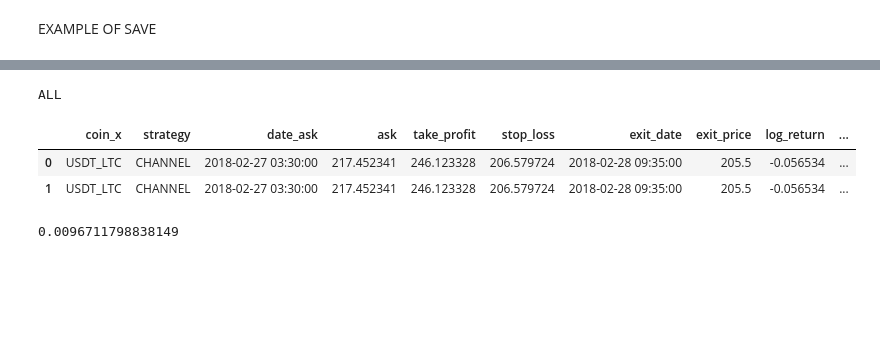
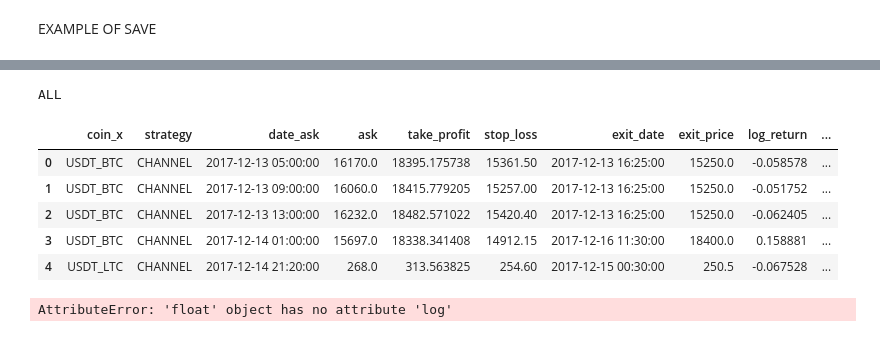
Before and after one commit to eduardocurado/crypto_bot, a Jupyter notebook: Crypto_trader_performance_analysis.ipynb, the cells around one changed output, grey strips where cells are left out. Saved outputs shown, nothing was run; the diff lists cells and outputs as text; code cells hidden in the pictures; blank space fills up the shorter version.

```diff
--- a/Crypto_trader_performance_analysis.ipynb
+++ b/Crypto_trader_performance_analysis.ipynb
@@ -380,51 +352,52 @@ def log_return(coin=None, date_init = '2017-01-01', date_end = '2018-12-31'):
     long_df = get_positions(coin, 'closed', date_end)
     mkt_trend_df = get_mkt_trend(coin, date_end, 1)
 #     mkt_trend_df = mkt_trend_df[['date', 'screen', 'dif_current', 'delta_dif']]
 
     merged = pd.merge(long_df, mkt_trend_df, how='inner', left_on=['date_ask'], right_on=['date'])
     merged['real_return'] = np.log((200 * (1 + merged['log_return']))/(200 + 200 * 0.0015 + 200 * (1 + merged['log_return']) * 0.0025))
 #     print(merged['real_return'].mean())
 #     print(merged['real_return'].max())
 #     print(merged['real_return'].min())
 #     print((merged['real_return'] * 100).sum())
     merged = merged.drop(['id_position',
                           'size_position',
                           'date_settlement',
                           'settlement',
                           'status',
                           'date',
                           'screen'], axis = 1)
     return merged
 
 date = '2018-01-01'
 date_end = '2018-03-01'
 coin = 'USDT_BTC'
 
 # print('DATE')
 log_return(None, date, date_end)
 print('ALL')
 df = log_return()
-df
+df.head()
 # %% [output]
 ALL
 |  | coin_x | strategy | date_ask | ask | take_profit | stop_loss | exit_date | exit_price | log_return | ... |
-| 0 | USDT_LTC | CHANNEL | 2018-02-27 03:30:00 | 217.452341 | 246.123328 | 206.579724 | 2018-02-28 09:35:00 | 205.5 | -0.056534 | ... |
-| 1 | USDT_LTC | CHANNEL | 2018-02-27 03:30:00 | 217.452341 | 246.123328 | 206.579724 | 2018-02-28 09:35:00 | 205.5 | -0.056534 | ... |
+| 0 | USDT_BTC | CHANNEL | 2017-12-13 05:00:00 | 16170.0 | 18395.175738 | 15361.50 | 2017-12-13 16:25:00 | 15250.0 | -0.058578 | ... |
+| 1 | USDT_BTC | CHANNEL | 2017-12-13 09:00:00 | 16060.0 | 18415.779205 | 15257.00 | 2017-12-13 16:25:00 | 15250.0 | -0.051752 | ... |
+| 2 | USDT_BTC | CHANNEL | 2017-12-13 13:00:00 | 16232.0 | 18482.571022 | 15420.40 | 2017-12-13 16:25:00 | 15250.0 | -0.062405 | ... |
+| 3 | USDT_BTC | CHANNEL | 2017-12-14 01:00:00 | 15697.0 | 18338.341408 | 14912.15 | 2017-12-16 11:30:00 | 18400.0 | 0.158881 | ... |
+| 4 | USDT_LTC | CHANNEL | 2017-12-14 21:20:00 | 268.0 | 313.563825 | 254.60 | 2017-12-15 00:30:00 | 250.5 | -0.067528 | ... |
 # %%
 date = '2017-01-01'
-date_end = '2018-12-31'
+date_end = '2019-12-31'
 coin = 'USDT_BTC'
 
 long_df = get_positions(status='active', date=date_end)
-# mkt_trend_df = get_mkt_trend(date=date_end, screen=1)
-# mkt_trend_df = mkt_trend_df[['date', 'screen', 'dif_current', 'd_dif']]
-# merged = pd.merge(long_df, mkt_trend_df, how='inner', left_on=['date_ask'], right_on=['date'])
-# merged['real_return'] = np.log((200 * (1 + merged['log_return']))/(200 + 200 * 0.0015 + 200 * (1 + merged['log_return']) * 0.0025))
-# merged['month'] = pd.to_datetime(merged['date_ask']).dt.month
-# merged['year'] = pd.to_datetime(merged['date_ask']).dt.year
-long_df = long_df.groupby(['coin'])['size_position'].sum().reset_index()
-long_df.size_position[0]
+mkt_trend_df = get_mkt_trend(date=date_end, screen=1)
+mkt_trend_df = mkt_trend_df[['date', 'screen', 'dif_current', 'd_dif']]
+merged = pd.merge(long_df, mkt_trend_df, how='inner', left_on=['date_ask'], right_on=['date'])
+merged['real_return'] = np.log((200 * (1 + merged['log_return']))/(200 + 200 * 0.0015 + 200 * (1 + merged['log_return']) * 0.0025))
+merged['month'] = pd.to_datetime(merged['date_ask']).dt.month
+merged['year'] = pd.to_datetime(merged['date_ask']).dt.year
 # %% [output]
-0.0096711798838149
+AttributeError: 'float' object has no attribute 'log'
 # %%
 merged.groupby(['coin', 'strategy', 'year','month'])['log_return', 'real_return'].mean().reset_index().log_return[0]
```
Also changed, not shown: parts of 8 cells of this notebook, 3 other files.
